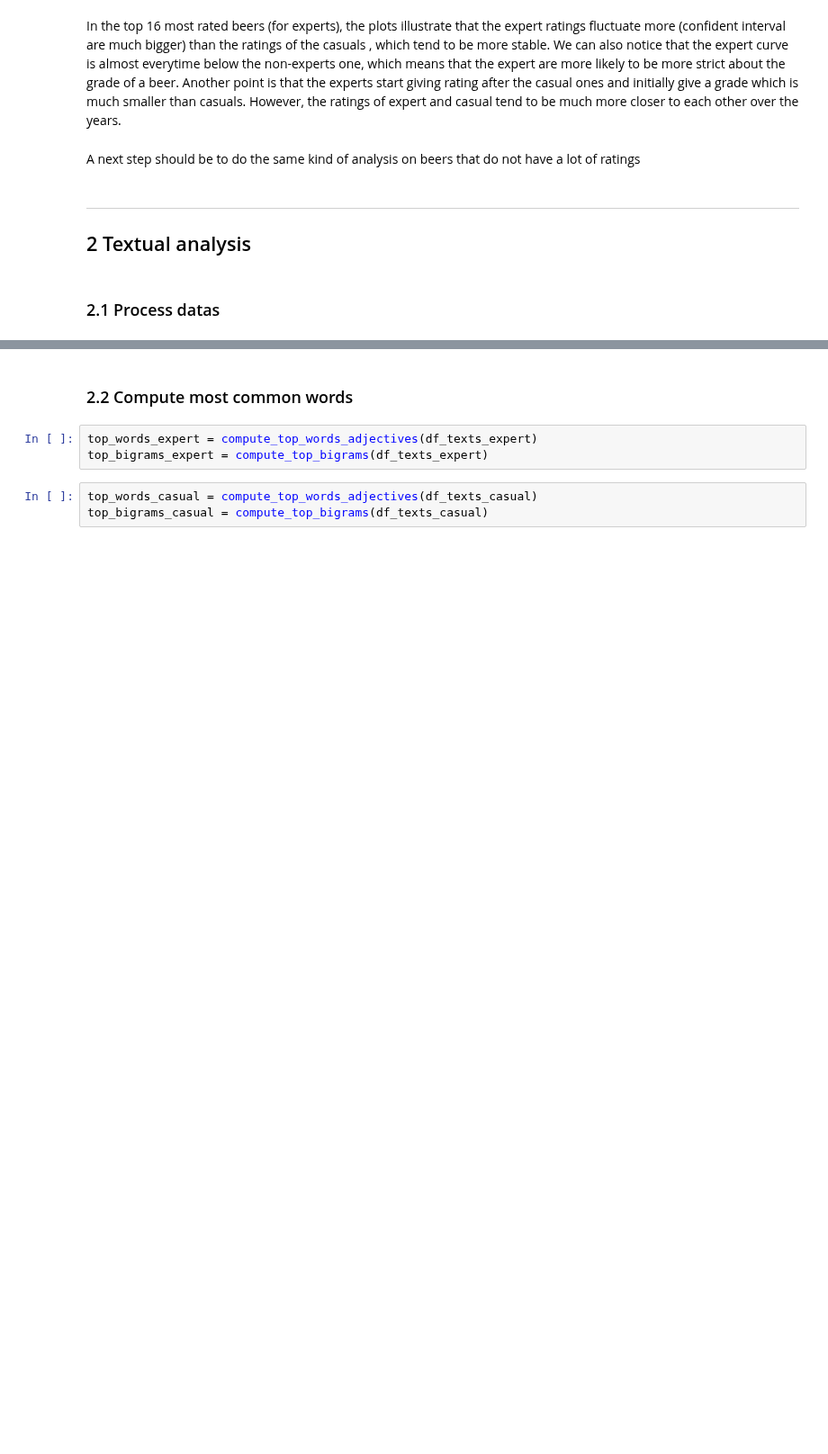
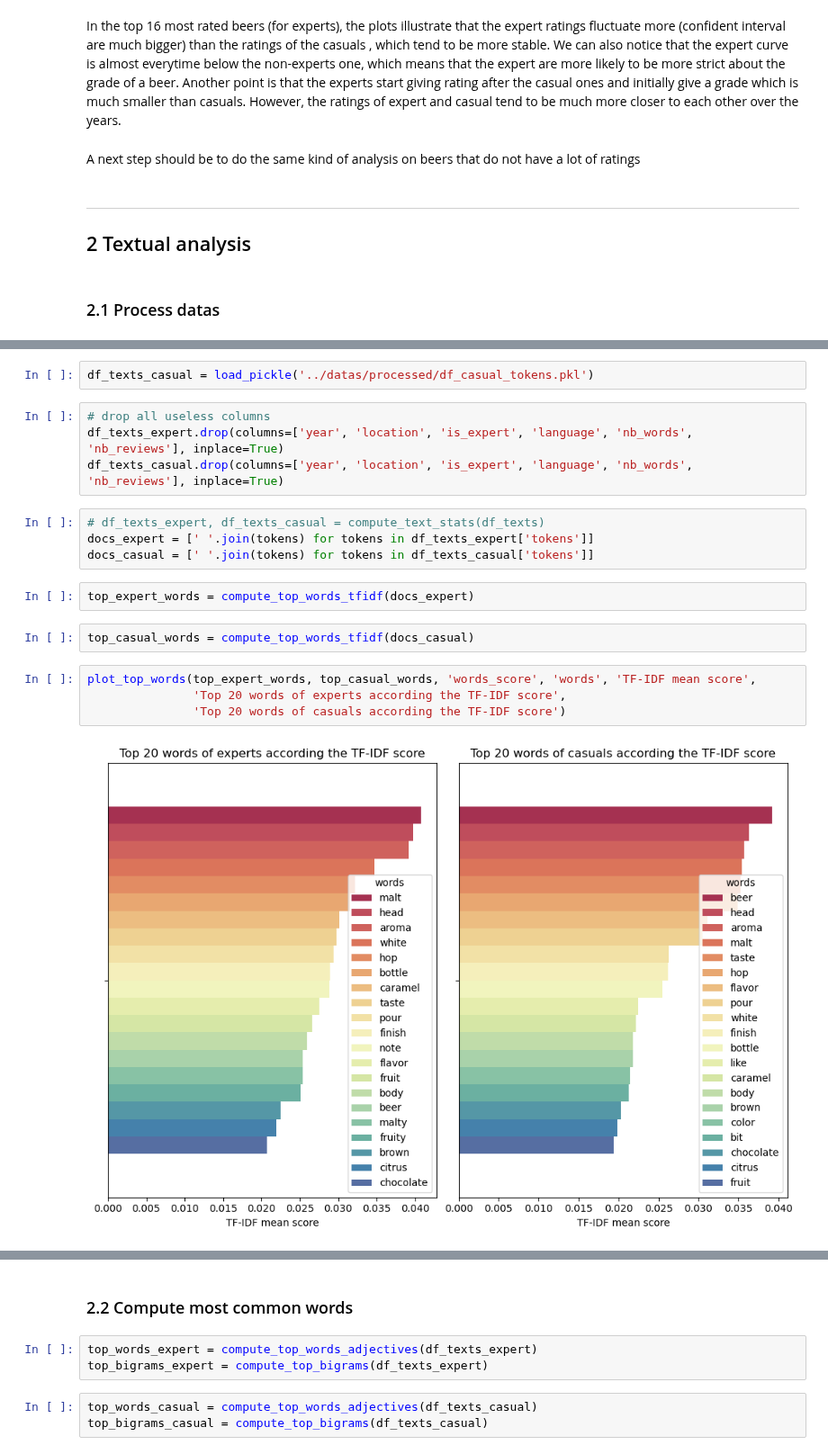
Before and after one commit to epfl-ada/ada-2023-project-remontada, a Jupyter notebook: code/main_vincent.ipynb, the cells around one changed output, grey strips where cells are left out. Shown at 90% size. Cells and saved outputs as stored; diff of their text form; blank space fills up the shorter version.

Commit message:
add tf-idf words rank

```diff
--- a/code/main_vincent.ipynb
+++ b/code/main_vincent.ipynb
@@ -998,0 +1000,20 @@ Loading the dataframe in pickle format from ../datas/processed/
+# %%
+df_texts_casual = load_pickle('../datas/processed/df_casual_tokens.pkl')
+# %%
+# drop all useless columns
+df_texts_expert.drop(columns=['year', 'location', 'is_expert', 'language', 'nb_words', 'nb_reviews'], inplace=True)
+df_texts_casual.drop(columns=['year', 'location', 'is_expert', 'language', 'nb_words', 'nb_reviews'], inplace=True)
+# %%
+# df_texts_expert, df_texts_casual = compute_text_stats(df_texts)
+docs_expert = [' '.join(tokens) for tokens in df_texts_expert['tokens']]
+docs_casual = [' '.join(tokens) for tokens in df_texts_casual['tokens']]
+# %%
+top_expert_words = compute_top_words_tfidf(docs_expert)
+# %%
+top_casual_words = compute_top_words_tfidf(docs_casual)
+# %%
+plot_top_words(top_expert_words, top_casual_words, 'words_score', 'words', 'TF-IDF mean score',
+               'Top 20 words of experts according the TF-IDF score',
+               'Top 20 words of casuals according the TF-IDF score')
+# %% [output]
+[figure, added]
```
Also changed, not shown: parts of 7 cells of this notebook, 2 other files.
